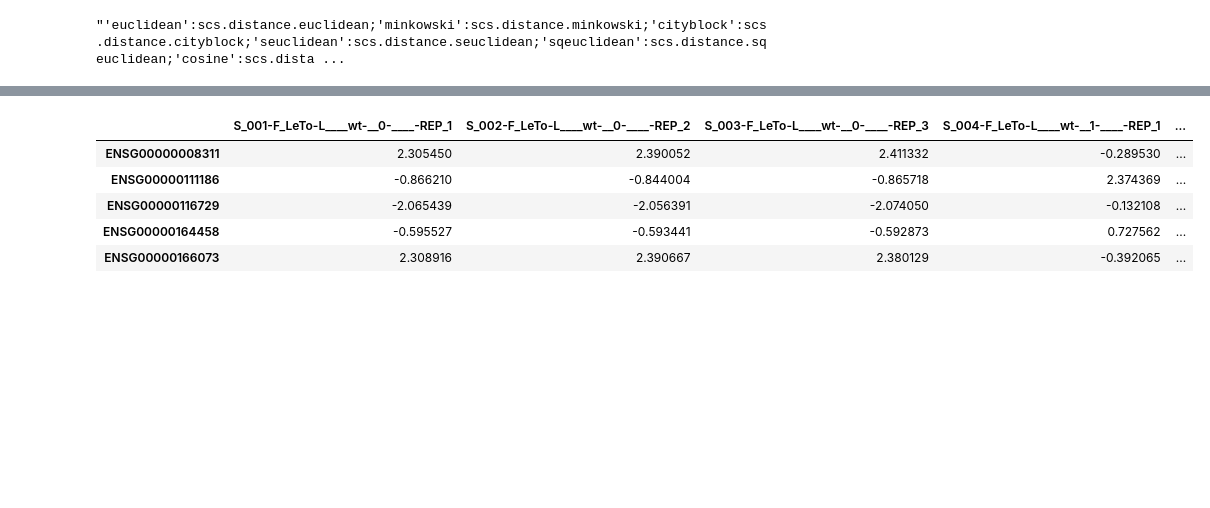
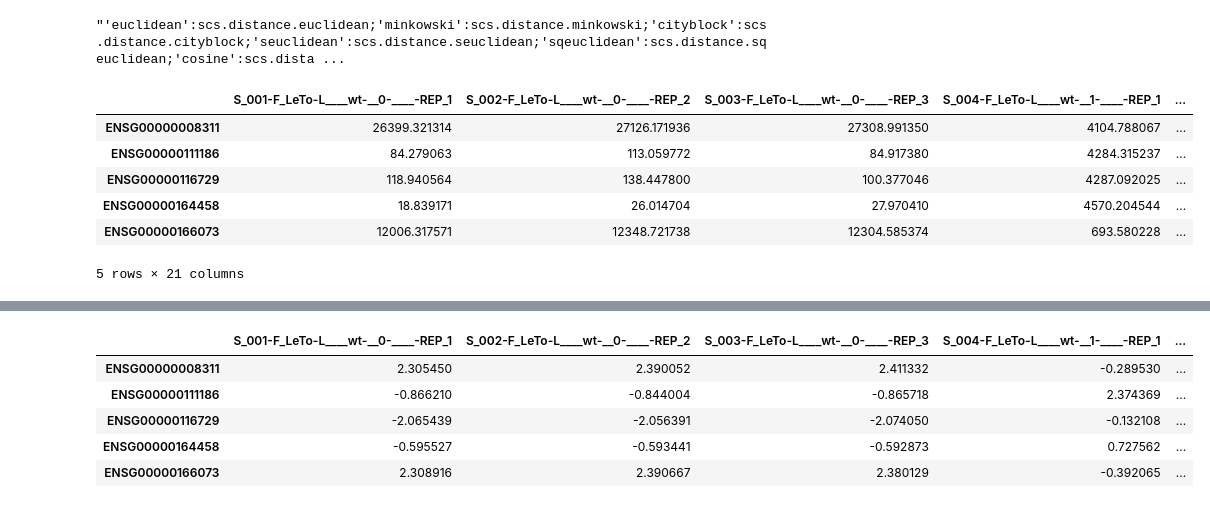
Before and after one commit to mpg-age-bioinformatics/flaski, a Jupyter notebook: utils/notebooks/heatmap.ipynb, the cells around one changed output, grey strips where cells are left out. Drawn from its saved outputs; the diff is of its cells as text; code cells hidden in the pictures; blank space fills up the shorter version.

```diff
--- a/utils/notebooks/heatmap.ipynb
+++ b/utils/notebooks/heatmap.ipynb
@@ -33,3 +33,13 @@ ll=[ "'"+l+"'"+":scs.distance."+l for l in ll ]
 # %%
 df=pd.read_csv(inputfile,sep="\t")
 df=df[:50]
+# %%
+df.head()
+# %% [output]
+|  | S_001-F_LeTo-L____wt-__0-____-REP_1 | S_002-F_LeTo-L____wt-__0-____-REP_2 | S_003-F_LeTo-L____wt-__0-____-REP_3 | S_004-F_LeTo-L____wt-__1-____-REP_1 | ... |
+| ENSG00000008311 | 26399.321314 | 27126.171936 | 27308.991350 | 4104.788067 | ... |
+| ENSG00000111186 | 84.279063 | 113.059772 | 84.917380 | 4284.315237 | ... |
+| ENSG00000116729 | 118.940564 | 138.447800 | 100.377046 | 4287.092025 | ... |
+| ENSG00000164458 | 18.839171 | 26.014704 | 27.970410 | 4570.204544 | ... |
+| ENSG00000166073 | 12006.317571 | 12348.721738 | 12304.585374 | 693.580228 | ... |
+5 rows × 21 columns
```
Also changed, not shown: parts of 3 cells of this notebook, 1 other file.
